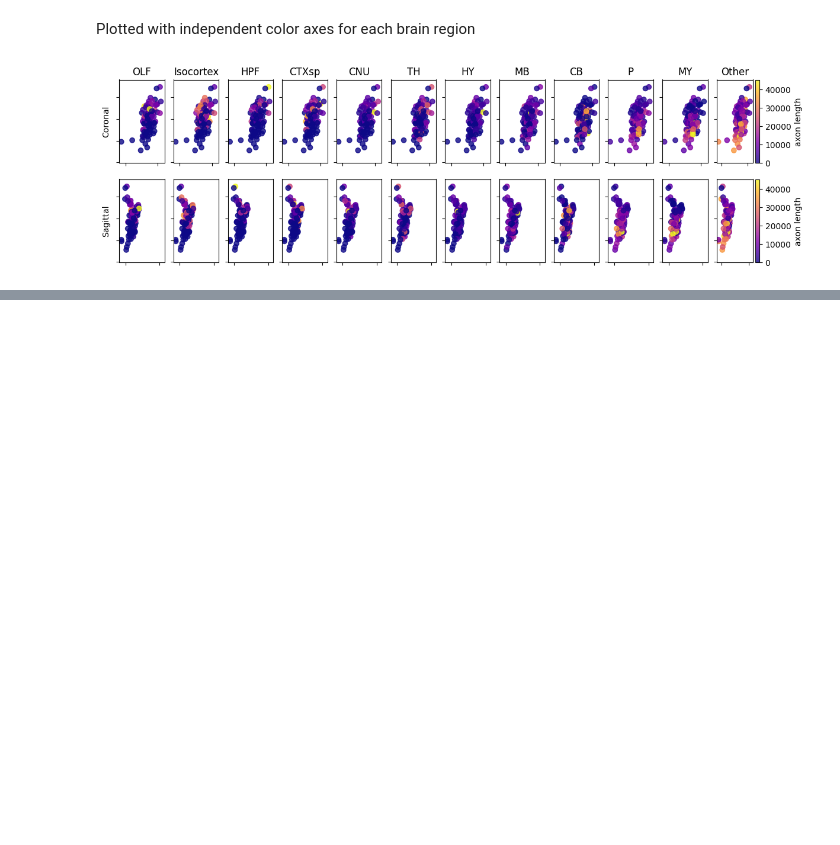
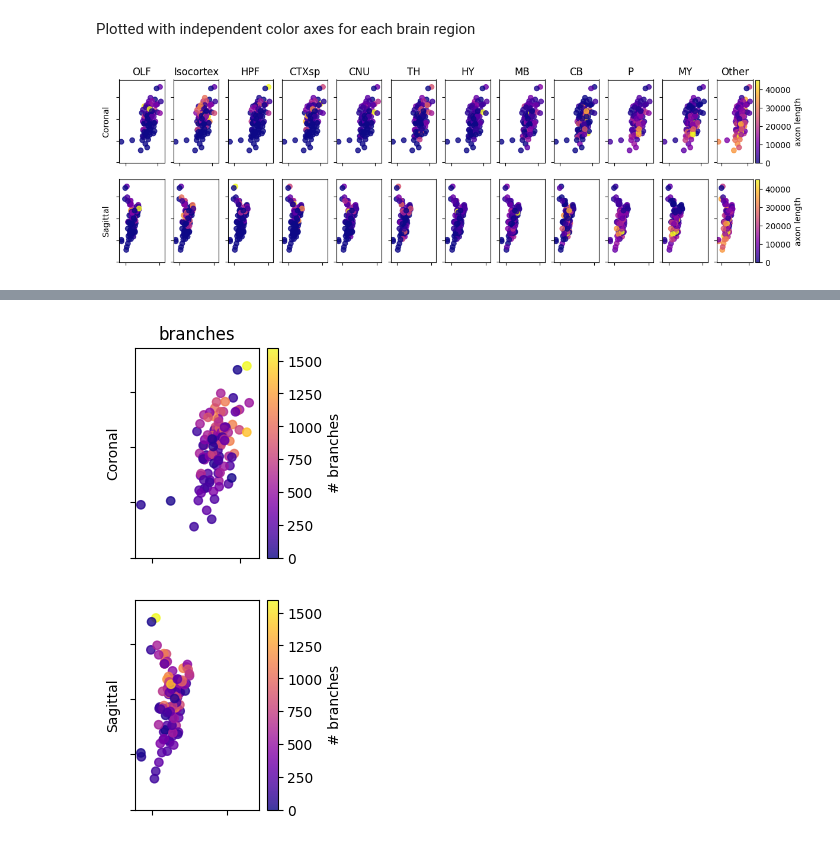
Before and after one commit to AllenNeuralDynamics/aind-LC-morphologies_supplemental_figure, a Jupyter notebook: code/Alex_soma_location.ipynb, the cells around one changed output, grey strips where cells are left out. Saved outputs shown, nothing was run; the diff lists cells and outputs as text; code cells hidden in the pictures; blank space fills up the shorter version.

```diff
--- a/code/Alex_soma_location.ipynb
+++ b/code/Alex_soma_location.ipynb
@@ -57,0 +77,20 @@ visualization.plot_all_soma_location(dataDF, df_unnormalized, ylabel='axon lengt
+# %%
+graph_branches = []
+for graph in df_unnormalized.index.values:
+    degrees = [graphs[graph].out_degree(x) for x in graphs[graph].nodes]
+    branches = [x-1 if x > 1 else 0 for x in degrees]
+    graph_branches.append(np.sum(branches))
+df_unnormalized['branches'] = graph_branches
+# %%
+fig, ax = plt.subplots(2,1,figsize=(2,6))
+visualization.plot_soma_location(
+    dataDF,
+    df_unnormalized,
+    color_by='branches',
+    vmax=None,
+    ax=ax,
+    add_rows=True,
+    ylabel='# branches'
+)
+# %% [output]
+[figure, added]
```
Also changed, not shown: parts of 8 cells of this notebook, 1 other file.
